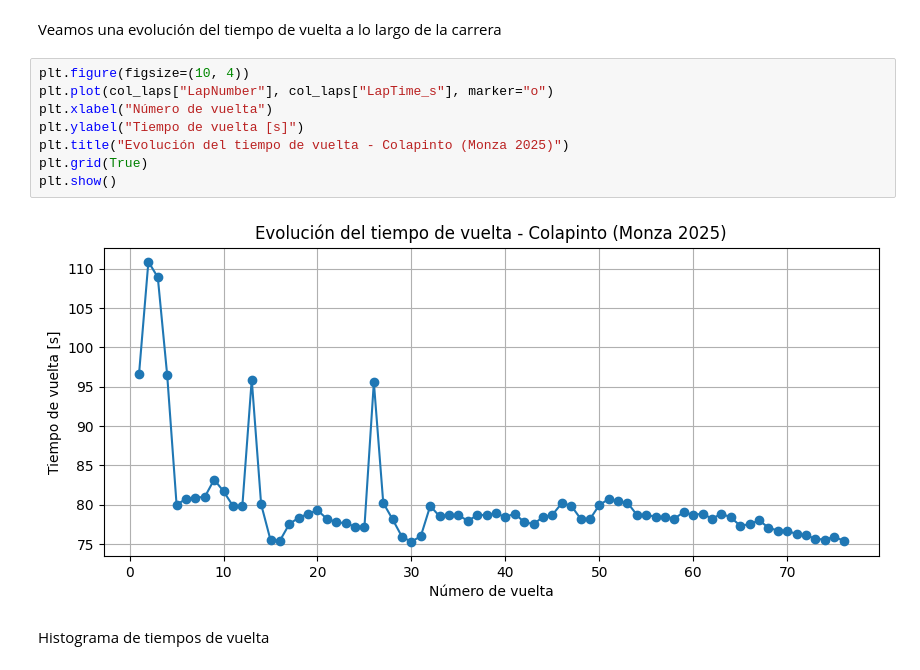
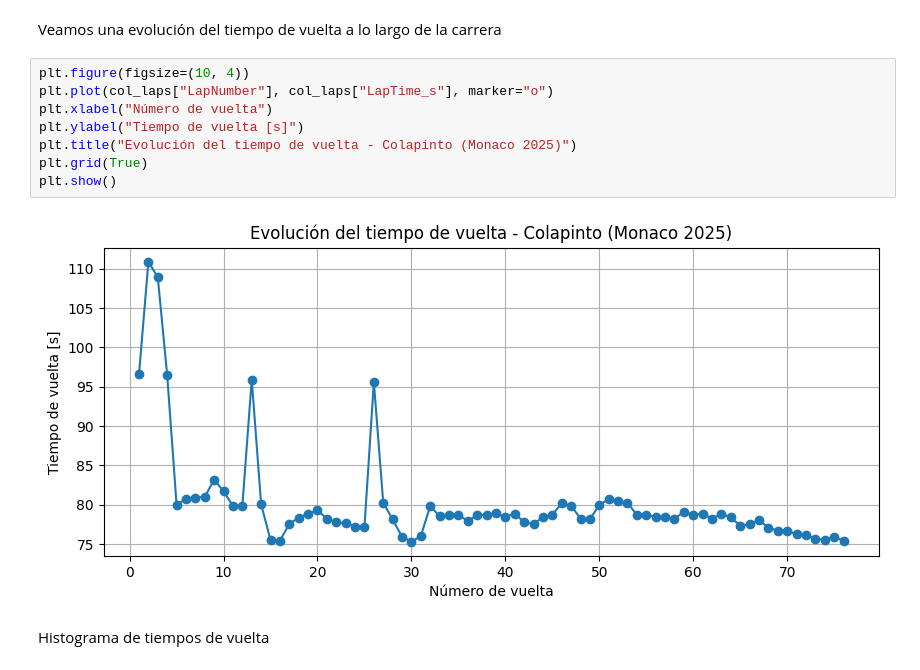
Before and after one commit to Lucaspini01/F1_Pini_Carruthers, a Jupyter notebook: EDA.ipynb, the cells around one changed output. Cells and saved outputs as stored; diff of their text form.

```diff
--- a/EDA.ipynb
+++ b/EDA.ipynb
@@ -198,13 +198,13 @@ Veamos una evolución del tiempo de vuelta a lo largo de la carrera
 # %%
 plt.figure(figsize=(10, 4))
 plt.plot(col_laps["LapNumber"], col_laps["LapTime_s"], marker="o")
 plt.xlabel("Número de vuelta")
 plt.ylabel("Tiempo de vuelta [s]")
-plt.title("Evolución del tiempo de vuelta - Colapinto (Monza 2025)")
+plt.title("Evolución del tiempo de vuelta - Colapinto (Monaco 2025)")
 plt.grid(True)
 plt.show()
 # %% [output]
-[figure, old version]
+[figure, new version]
 # %% [markdown]
 Histograma de tiempos de vuelta
 # %%
```
Also changed, not shown: parts of 2 cells of this notebook, 2 other files.
